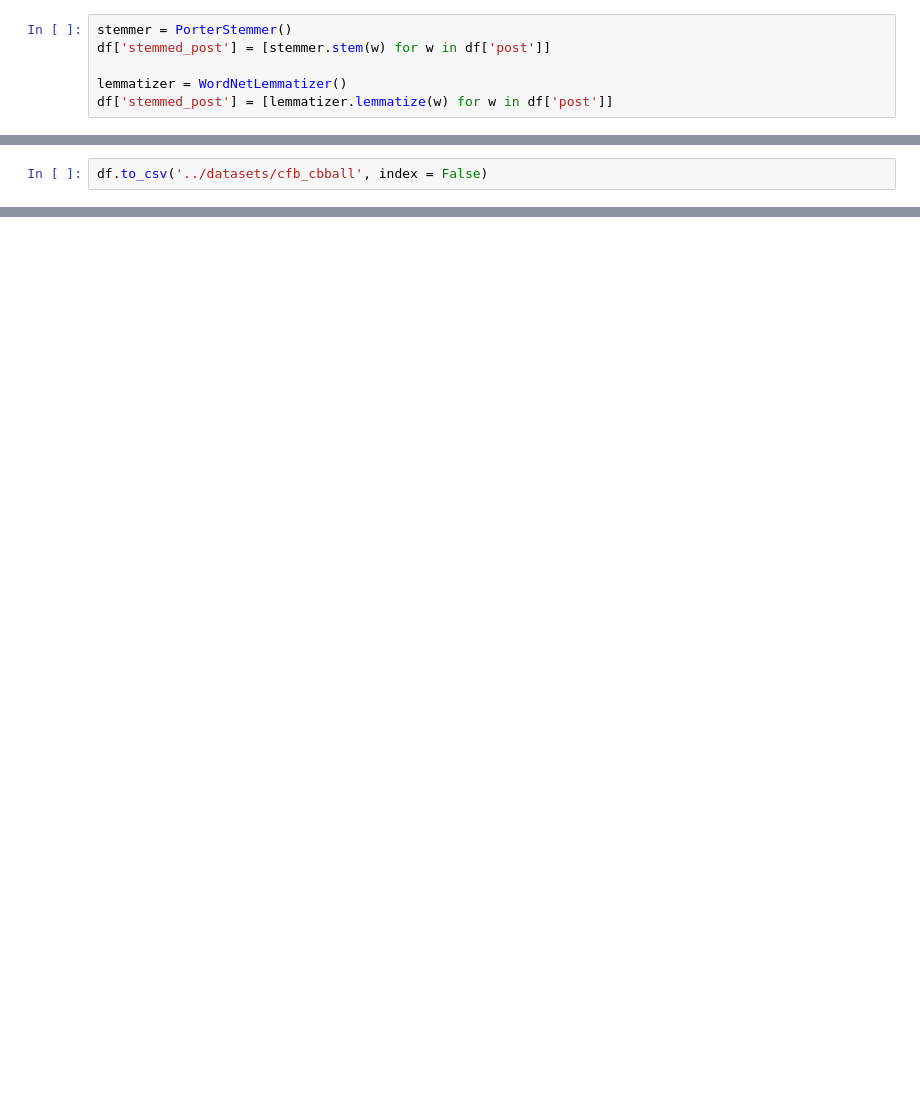
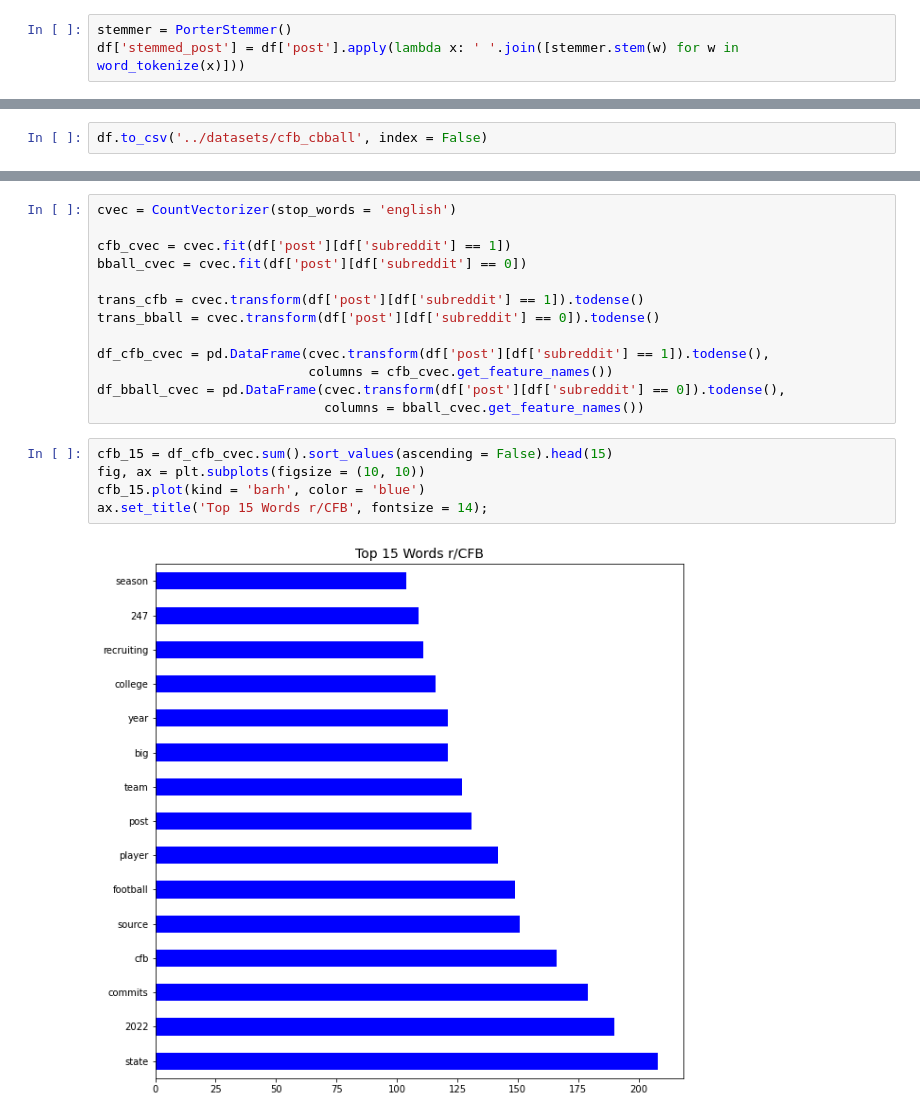
Before and after one commit to anthonyzurke/project-3, a Jupyter notebook: code/Cleaning and EDA.ipynb, the cells around one changed output, grey strips where cells are left out. Saved outputs shown, nothing was run; the diff lists cells and outputs as text; blank space fills up the shorter version.

```diff
--- a/code/Cleaning and EDA.ipynb
+++ b/code/Cleaning and EDA.ipynb
@@ -101,6 +182,3 @@ df['post'] = [t.replace('...', ' ').replace('\t', ' ').lower().strip()
 # %%
 stemmer = PorterStemmer()
-df['stemmed_post'] = [stemmer.stem(w) for w in df['post']]
-
-lemmatizer = WordNetLemmatizer()
-df['stemmed_post'] = [lemmatizer.lemmatize(w) for w in df['post']]
+df['stemmed_post'] = df['post'].apply(lambda x: ' '.join([stemmer.stem(w) for w in word_tokenize(x)]))
@@ -110,0 +191,20 @@ df.to_csv('../datasets/cfb_cbball', index = False)
+# %%
+cvec = CountVectorizer(stop_words = 'english')
+
+cfb_cvec = cvec.fit(df['post'][df['subreddit'] == 1])
+bball_cvec = cvec.fit(df['post'][df['subreddit'] == 0])
+
+trans_cfb = cvec.transform(df['post'][df['subreddit'] == 1]).todense()
+trans_bball = cvec.transform(df['post'][df['subreddit'] == 0]).todense()
+
+df_cfb_cvec = pd.DataFrame(cvec.transform(df['post'][df['subreddit'] == 1]).todense(),
+                           columns = cfb_cvec.get_feature_names())
+df_bball_cvec = pd.DataFrame(cvec.transform(df['post'][df['subreddit'] == 0]).todense(),
+                             columns = bball_cvec.get_feature_names())
+# %%
+cfb_15 = df_cfb_cvec.sum().sort_values(ascending = False).head(15)
+fig, ax = plt.subplots(figsize = (10, 10))
+cfb_15.plot(kind = 'barh', color = 'blue')
+ax.set_title('Top 15 Words r/CFB', fontsize = 14);
+# %% [output]
+[figure, added]
```
Also changed, not shown: parts of 29 cells of this notebook, 4 other files.
